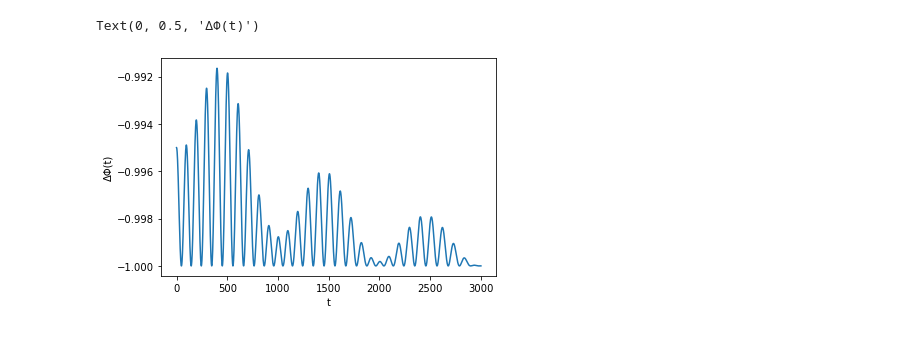
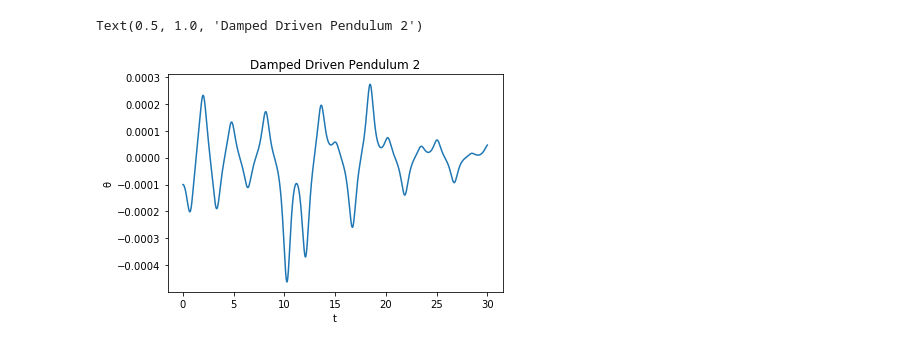
Before and after one commit to Raiziel/Experimental-Physics-Python-Projects, a Jupyter notebook: double pendulum .ipynb, the cells around one changed output. Cells and saved outputs as stored; diff of their text form; code cells hidden in the pictures.

```diff
--- a/double pendulum .ipynb
+++ b/double pendulum .ipynb
@@ -485,7 +370,8 @@ imageio.mimsave(os.path.join('Pendulum.gif'), images, duration = .01) # modify d
 # %%
-plt.plot(y)
+plt.plot(t,theta-ztheta)
 plt.xlabel("t")
-plt.ylabel("ΔΦ(t)")
+plt.ylabel("θ")
+plt.title("Damped Driven Pendulum 2")
 # %% [output]
-Text(0, 0.5, 'ΔΦ(t)')
+Text(0.5, 1.0, 'Damped Driven Pendulum 2')
-[figure, old version]
+[figure, new version]
```
Also changed, not shown: parts of 20 cells of this notebook.
